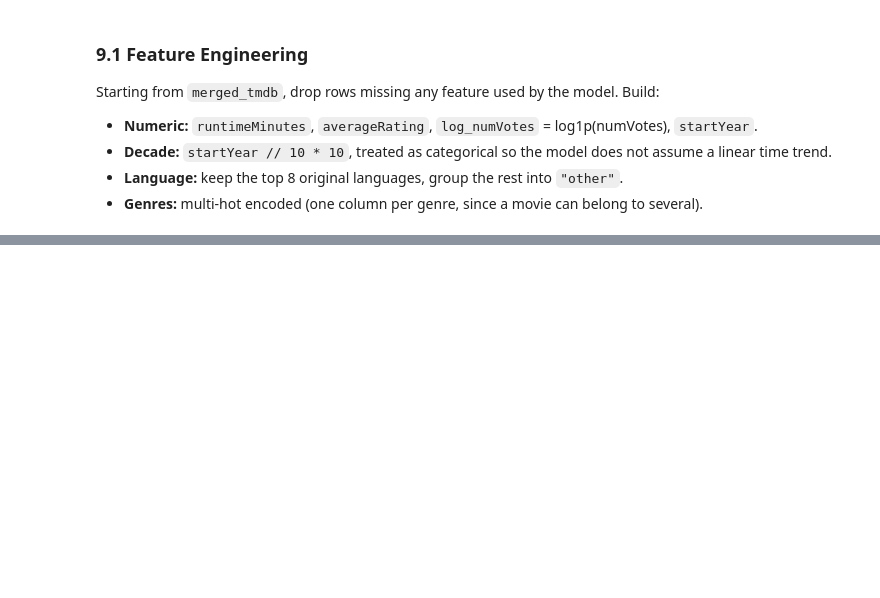
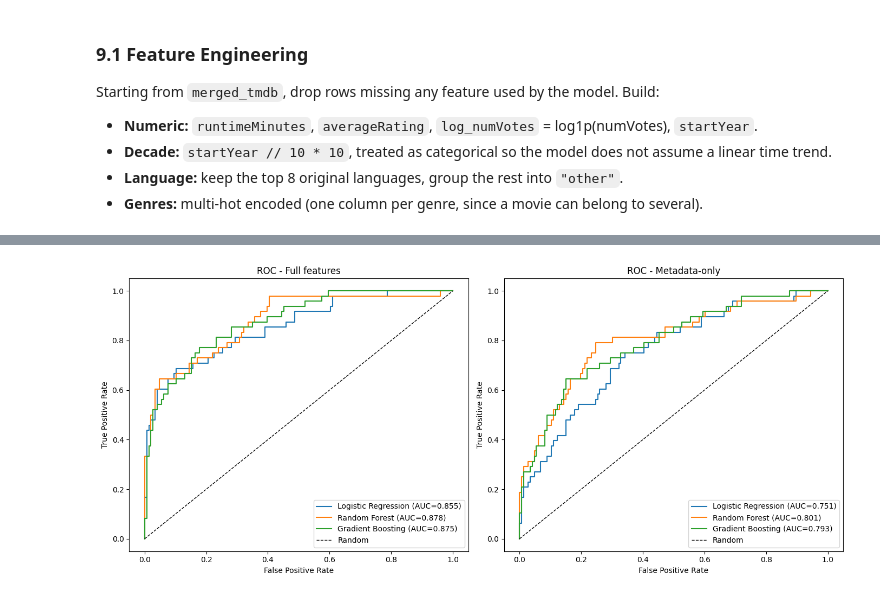
Before and after one commit to korcanbaykall/movie_popularity_analysis, a Jupyter notebook: notebooks/DSA210_Movie_Popularity_Analysis.ipynb, the cells around one changed output, grey strips where cells are left out. Saved outputs shown, nothing was run; the diff lists cells and outputs as text; code cells hidden in the pictures; blank space fills up the shorter version.

```diff
--- a/notebooks/DSA210_Movie_Popularity_Analysis.ipynb
+++ b/notebooks/DSA210_Movie_Popularity_Analysis.ipynb
@@ -545,0 +732,19 @@ plt.show()
+# %%
+param_grid = {
+    "n_estimators":  [200, 400],
+    "max_depth":     [2, 3, 4],
+    "learning_rate": [0.03, 0.05, 0.1],
+}
+gb_search = GridSearchCV(
+    GradientBoostingRegressor(random_state=RANDOM_STATE),
+    param_grid=param_grid, cv=5, scoring="r2", n_jobs=-1,
+)
+gb_search.fit(X_meta_train, yr_train)
+
+print("Best params:    ", gb_search.best_params_)
+print(f"Best CV R² :   {gb_search.best_score_:.3f}")
+
+tuned_pred = gb_search.predict(X_meta_test)
+print(f"Tuned test R² : {r2_score(yr_test, tuned_pred):.3f}")
+print(f"Tuned test MAE: {mean_absolute_error(yr_test, tuned_pred):.3f}")
+print(f"Tuned test RMSE: {np.sqrt(mean_squared_error(yr_test, tuned_pred)):.3f}")
@@ -593,18 +832,22 @@ clf_results
 # %%
-# ROC curves for the three non-baseline classifiers
-plt.figure(figsize=(7, 6))
-for name, proba in clf_probas.items():
-    if name == "Baseline (most freq)":
-        continue
-    fpr, tpr, _ = roc_curve(yc_test, proba)
-    auc = roc_auc_score(yc_test, proba)
-    plt.plot(fpr, tpr, label=f"{name} (AUC={auc:.3f})")
-plt.plot([0, 1], [0, 1], "k--", linewidth=1, label="Random")
-plt.xlabel("False Positive Rate")
-plt.ylabel("True Positive Rate")
-plt.title("ROC Curves - Popular vs Not")
-plt.legend(loc="lower right")
+# ROC curves comparing the best classifier from each feature set, plus all four full-feature classifiers
+fig, axes = plt.subplots(1, 2, figsize=(14, 6))
+for ax, probas, label in [(axes[0], cprobas_full, "Full features"),
+                           (axes[1], cprobas_meta, "Metadata-only")]:
+    for name, proba in probas.items():
+        if name == "Baseline (most freq)":
+            continue
+        fpr, tpr, _ = roc_curve(yc_test, proba)
+        auc = roc_auc_score(yc_test, proba)
+        ax.plot(fpr, tpr, label=f"{name} (AUC={auc:.3f})")
+    ax.plot([0, 1], [0, 1], "k--", linewidth=1, label="Random")
+    ax.set_xlabel("False Positive Rate")
+    ax.set_ylabel("True Positive Rate")
+    ax.set_title(f"ROC - {label}")
+    ax.legend(loc="lower right")
 plt.tight_layout()
 plt.savefig("../figures/ml_roc_curves.png", dpi=150, bbox_inches="tight")
 plt.show()
+# %% [output]
+[figure, added]
 # %%
```
Also changed, not shown: parts of 37 cells of this notebook, 19 other files.
